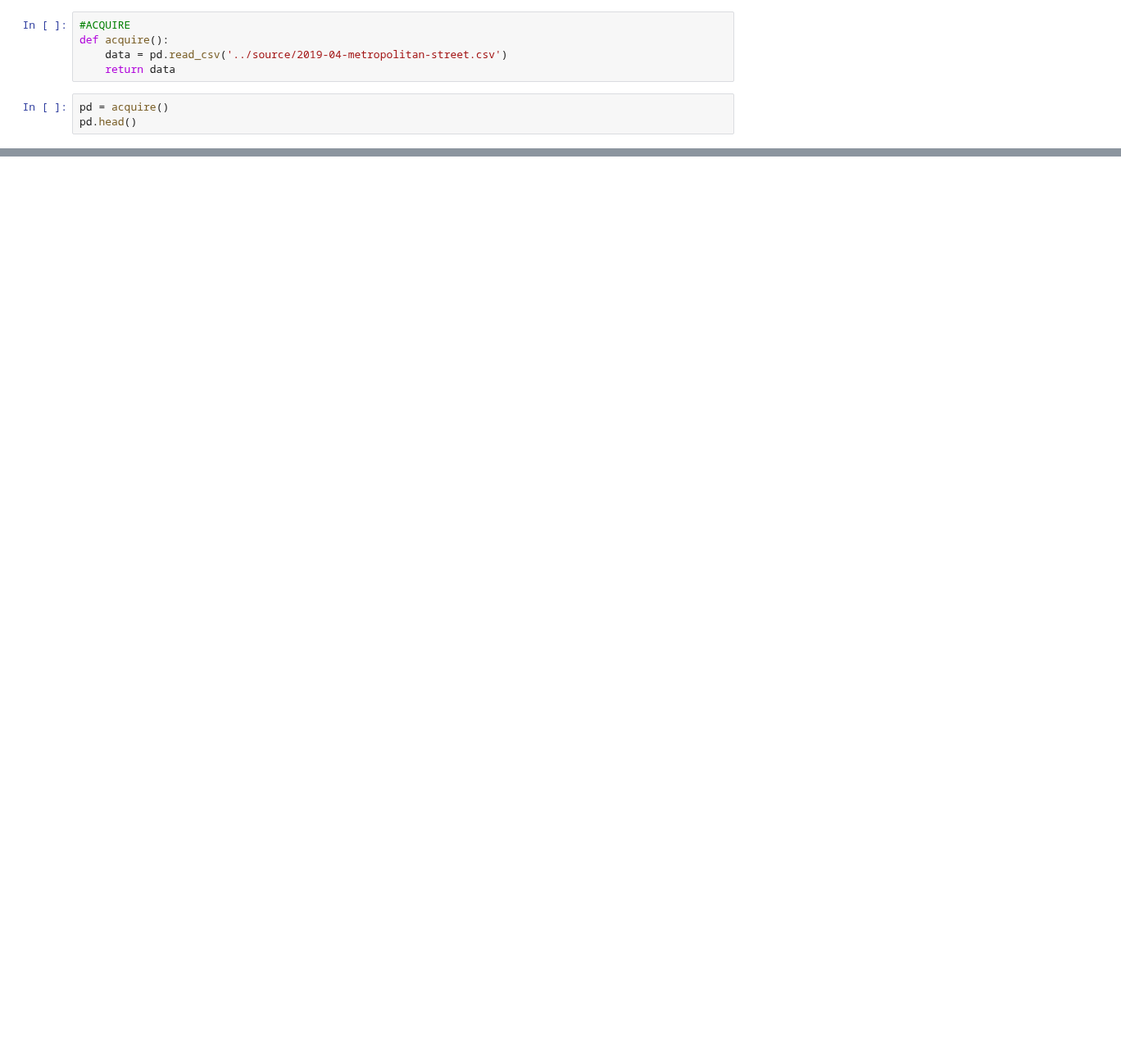
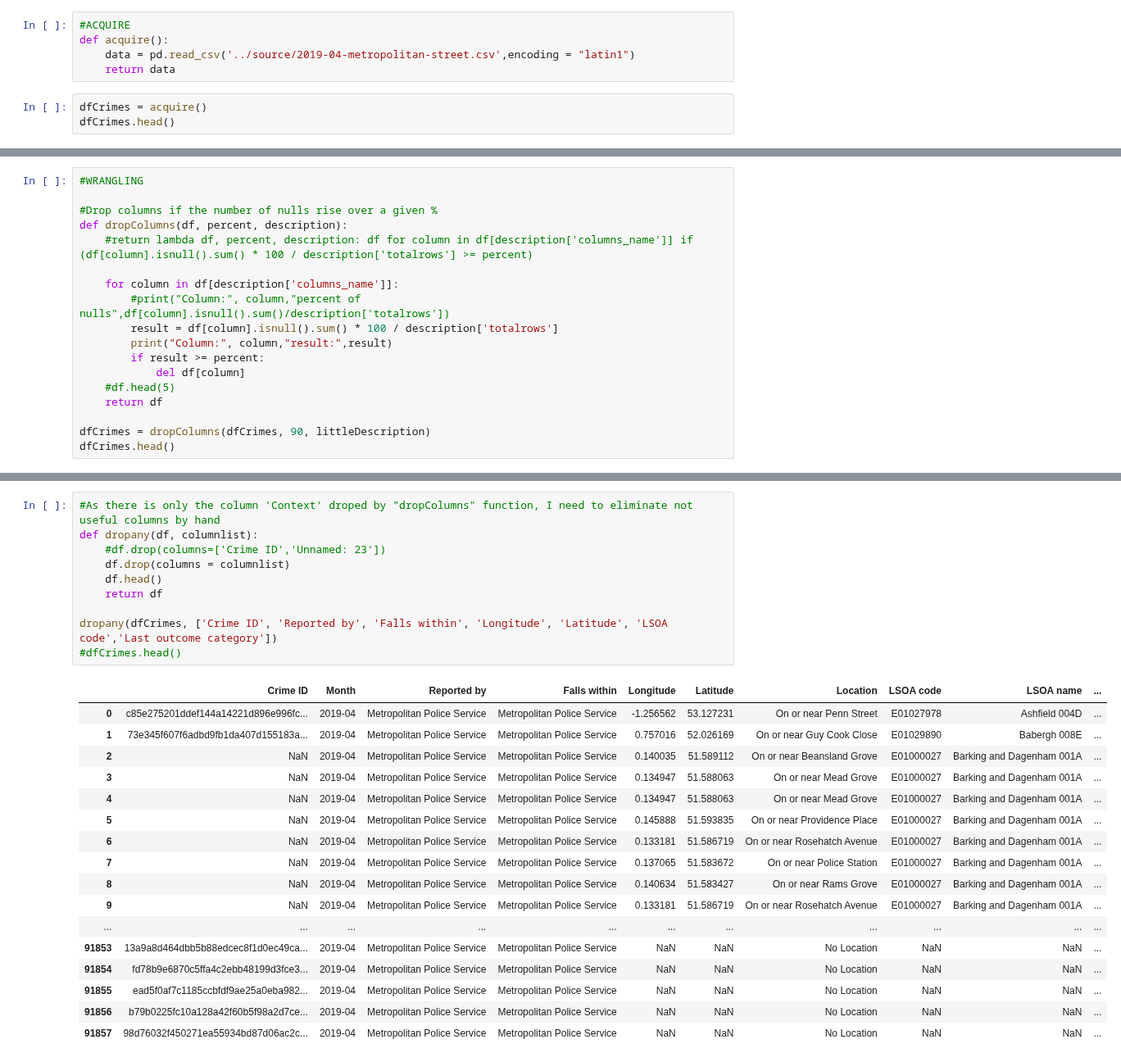
Before and after one commit to davidlafuentem/data-labs, a Jupyter notebook: module-1/pipelines-project/your-code/main_pipeline_project.ipynb, the cells around one changed output, grey strips where cells are left out. Shown at 82% size. Saved outputs shown, nothing was run; the diff lists cells and outputs as text; blank space fills up the shorter version.

Commit message:
WIP Wrangling

```diff
--- a/module-1/pipelines-project/your-code/main_pipeline_project.ipynb
+++ b/module-1/pipelines-project/your-code/main_pipeline_project.ipynb
@@ -6,9 +6,9 @@ import seaborn as sns
 # %%
 #ACQUIRE
 def acquire():
-    data = pd.read_csv('../source/2019-04-metropolitan-street.csv')
+    data = pd.read_csv('../source/2019-04-metropolitan-street.csv',encoding = "latin1")
     return data
 # %%
-pd = acquire()
-pd.head()
+dfCrimes = acquire()
+dfCrimes.head()
 # %% [output]
@@ -15,0 +62,18 @@ FileNotFoundError: [Errno 2] File b'./source/2019-04-metropolitan-street.csv' do
+# %%
+#WRANGLING
+
+#Drop columns if the number of nulls rise over a given %
+def dropColumns(df, percent, description):
+    #return lambda df, percent, description: df for column in df[description['columns_name']] if (df[column].isnull().sum() * 100 / description['totalrows'] >= percent)
+
+    for column in df[description['columns_name']]:
+        #print("Column:", column,"percent of nulls",df[column].isnull().sum()/description['totalrows'])
+        result = df[column].isnull().sum() * 100 / description['totalrows']
+        print("Column:", column,"result:",result)
+        if result >= percent:
+            del df[column]
+    #df.head(5)
+    return df
+
+dfCrimes = dropColumns(dfCrimes, 90, littleDescription)
+dfCrimes.head()
@@ -15,0 +99,28 @@ FileNotFoundError: [Errno 2] File b'./source/2019-04-metropolitan-street.csv' do
+# %%
+#As there is only the column 'Context' droped by "dropColumns" function, I need to eliminate not useful columns by hand
+def dropany(df, columnlist):
+    #df.drop(columns=['Crime ID','Unnamed: 23'])
+    df.drop(columns = columnlist)
+    df.head()
+    return df
+
+dropany(dfCrimes, ['Crime ID', 'Reported by', 'Falls within', 'Longitude', 'Latitude', 'LSOA code','Last outcome category'])
+#dfCrimes.head()
+# %% [output]
+|  | Crime ID | Month | Reported by | Falls within | Longitude | Latitude | Location | LSOA code | LSOA name | ... |
+| 0 | c85e275201ddef144a14221d896e996fc... | 2019-04 | Metropolitan Police Service | Metropolitan Police Service | -1.256562 | 53.127231 | On or near Penn Street | E01027978 | Ashfield 004D | ... |
+| 1 | 73e345f607f6adbd9fb1da407d155183a... | 2019-04 | Metropolitan Police Service | Metropolitan Police Service | 0.757016 | 52.026169 | On or near Guy Cook Close | E01029890 | Babergh 008E | ... |
+| 2 | NaN | 2019-04 | Metropolitan Police Service | Metropolitan Police Service | 0.140035 | 51.589112 | On or near Beansland Grove | E01000027 | Barking and Dagenham 001A | ... |
+| 3 | NaN | 2019-04 | Metropolitan Police Service | Metropolitan Police Service | 0.134947 | 51.588063 | On or near Mead Grove | E01000027 | Barking and Dagenham 001A | ... |
+| 4 | NaN | 2019-04 | Metropolitan Police Service | Metropolitan Police Service | 0.134947 | 51.588063 | On or near Mead Grove | E01000027 | Barking and Dagenham 001A | ... |
+| 5 | NaN | 2019-04 | Metropolitan Police Service | Metropolitan Police Service | 0.145888 | 51.593835 | On or near Providence Place | E01000027 | Barking and Dagenham 001A | ... |
+| 6 | NaN | 2019-04 | Metropolitan Police Service | Metropolitan Police Service | 0.133181 | 51.586719 | On or near Rosehatch Avenue | E01000027 | Barking and Dagenham 001A | ... |
+| 7 | NaN | 2019-04 | Metropolitan Police Service | Metropolitan Police Service | 0.137065 | 51.583672 | On or near Police Station | E01000027 | Barking and Dagenham 001A | ... |
+| 8 | NaN | 2019-04 | Metropolitan Police Service | Metropolitan Police Service | 0.140634 | 51.583427 | On or near Rams Grove | E01000027 | Barking and Dagenham 001A | ... |
+| 9 | NaN | 2019-04 | Metropolitan Police Service | Metropolitan Police Service | 0.133181 | 51.586719 | On or near Rosehatch Avenue | E01000027 | Barking and Dagenham 001A | ... |
+| ... | ... | ... | ... | ... | ... | ... | ... | ... | ... | ... |
+| 91853 | 13a9a8d464dbb5b88edcec8f1d0ec49ca... | 2019-04 | Metropolitan Police Service | Metropolitan Police Service | NaN | NaN | No Location | NaN | NaN | ... |
+| 91854 | fd78b9e6870c5ffa4c2ebb48199d3fce3... | 2019-04 | Metropolitan Police Service | Metropolitan Police Service | NaN | NaN | No Location | NaN | NaN | ... |
+| 91855 | ead5f0af7c1185ccbfdf9ae25a0eba982... | 2019-04 | Metropolitan Police Service | Metropolitan Police Service | NaN | NaN | No Location | NaN | NaN | ... |
+| 91856 | b79b0225fc10a128a42f60b5f98a2d7ce... | 2019-04 | Metropolitan Police Service | Metropolitan Police Service | NaN | NaN | No Location | NaN | NaN | ... |
+| 91857 | 98d76032f450271ea55934bd87d06ac2c... | 2019-04 | Metropolitan Police Service | Metropolitan Police Service | NaN | NaN | No Location | NaN | NaN | ... |
```
Also changed, not shown: parts of 5 cells of this notebook.
